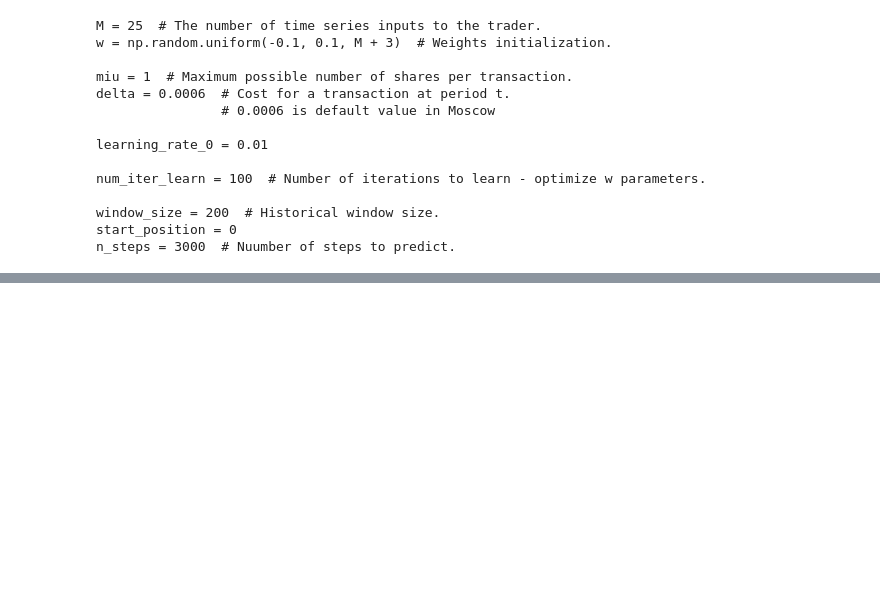
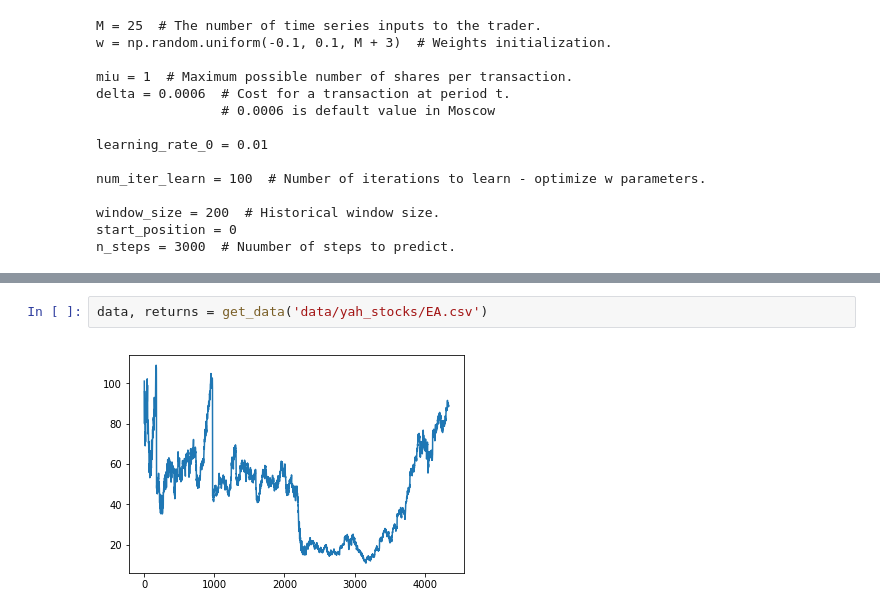
Before and after one commit to FRTP/Algorithms, a Jupyter notebook: src/main_test.ipynb, the cells around one changed output, grey strips where cells are left out. Drawn from its saved outputs; the diff is of its cells as text; blank space fills up the shorter version.

```diff
--- a/src/main_test.ipynb
+++ b/src/main_test.ipynb
@@ -406,0 +494,4 @@ n_steps = 3000  # Nuumber of steps to predict.
+# %%
+data, returns = get_data('data/yah_stocks/EA.csv')
+# %% [output]
+[figure, added]
```
Also changed, not shown: parts of 17 cells of this notebook.
